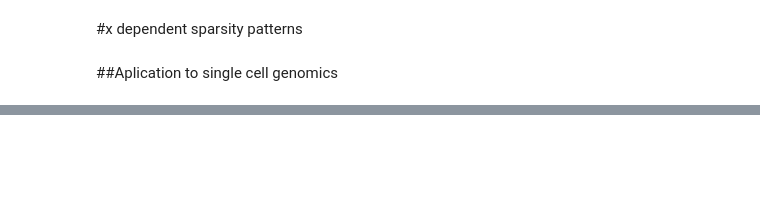
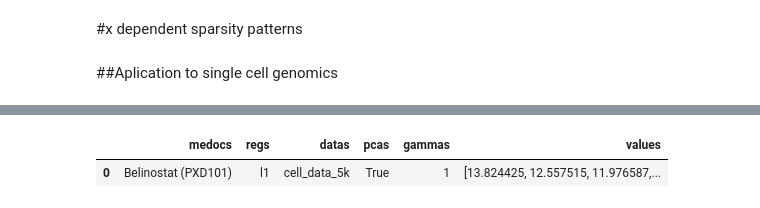
Before and after one commit to Tordjx/Optimal-transport, a Jupyter notebook: experiments.ipynb, the cells around one changed output, grey strips where cells are left out. Drawn from its saved outputs; the diff is of its cells as text; code cells hidden in the pictures; blank space fills up the shorter version.

Commit message:
data process for the experiments

```diff
--- a/experiments.ipynb
+++ b/experiments.ipynb
@@ -144,6 +190,6 @@ for d in tqdm(jnp.linspace(1e1, 1e3, 10)):
 # %%
 import scanpy
-path_file = "/home/tordjx/Downloads/Massively multiplex chemical transcriptomics at single-cell resolution - K562.h5ad"
+path_file = "Massively multiplex chemical transcriptomics at single-cell resolution - K562.h5ad"
 data= scanpy.read_h5ad(path_file)
 #Remove cells with less than 200 expressed genes
 df = data.obs[data.obs['num_genes_expressed']>200]
@@ -213,7 +259,8 @@ medocs = ["Belinostat (PXD101)",
 "Givinostat (ITF2357)",
 "Dacinostat (LAQ824)",
 "Quisinostat (JNJ-26481585) 2HCl"]
-for gamma in [2**(-i) for i in range(6)]:
+from tqdm import tqdm
+for gamma in tqdm([2**(-i) for i in range(6)]):
     for medoc in medocs :
         for reg_name in ["l1", "stvs" ,None] :
             for data_name  in ["cell_data_5k", "cell_data_full"] :
@@ -222,6 +269,6 @@ for gamma in [2**(-i) for i in range(6)]:
                         data = cell_data_5k
                     else :
                         data = cell_data_full
-                    result[medocs+"|"+reg_name+"|"+data_name+"|"+ str(pca_bool)+"|"+str(gamma)] = experiment(medoc, cell_data_5k, reg_name, pca_bool=pca_bool)
+                    result[medoc+"|"+reg_name+"|"+data_name+"|"+ str(pca_bool)+"|"+str(gamma)] = experiment(medoc, cell_data_5k, reg_name, pca_bool=pca_bool, gamma=gamma)
 
 #process data, make the plots(mega chiant)
@@ -229,0 +297,34 @@ X_p.shape
+# %%
+#process the data and plot
+medocs = []
+regs = []
+datas =  []
+pcas = []
+gammas = []
+values = []
+# Parse result dictionary
+for k, v in result.items():
+    medoc,reg_name,data, pca, gamma = k.split('|')
+    value = v
+    medocs.append(medoc)
+    regs.append(reg_name)
+    datas.append(data)
+    pcas.append(pca)
+    gammas.append(gamma)
+    values.append(value)
+import pandas as pd
+# Create DataFrame
+df = pd.DataFrame({
+    'medocs': medocs,
+    'regs': regs,
+    'datas': datas,
+    'pcas': pcas,
+    'gammas': gammas,
+    'values': values,
+})
+df
+df.to_csv("df3.csv")
+df
+# %% [output]
+|  | medocs | regs | datas | pcas | gammas | values |
+| 0 | Belinostat (PXD101) | l1 | cell_data_5k | True | 1 | [13.824425, 12.557515, 11.976587,... |
```
Also changed, not shown: parts of 6 cells of this notebook, 2 other files.
